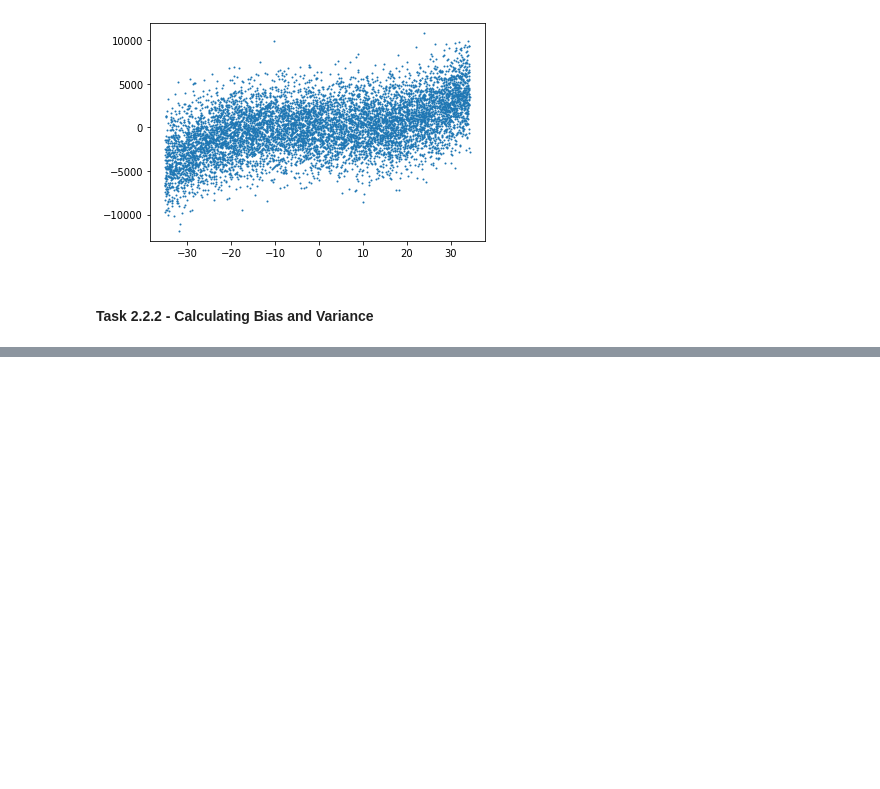
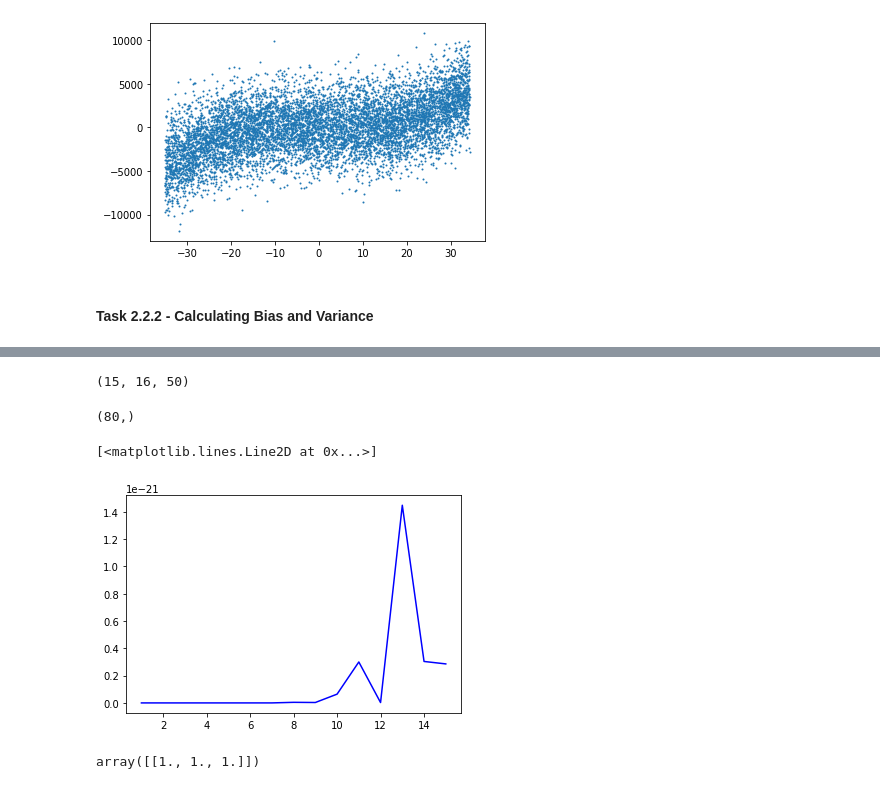
Before and after one commit to ShreyasRevankar/Polynomial-Regression, a Jupyter notebook: 1_assgn1/code.ipynb, the cells around one changed output, grey strips where cells are left out. Saved outputs shown, nothing was run; the diff lists cells and outputs as text; code cells hidden in the pictures; blank space fills up the shorter version.

```diff
--- a/1_assgn1/code.ipynb
+++ b/1_assgn1/code.ipynb
@@ -79,0 +218,20 @@ for i in range(15):
+# %%
+np.array(poly_y).shape
+# %% [output]
+(15, 16, 50)
+# %%
+test_sets_Y.shape
+# %% [output]
+(80,)
+# %%
+# plt.plot(range(1,16), variance, color='red')
+plt.plot(range(1,16), bias**2, color='blue')
+# %% [output]
+[<matplotlib.lines.Line2D at 0x...>]
+[figure, added]
+# %%
+my_poly = PolynomialFeatures(degree=3, include_bias=False)
+my_poly.set_params()
+my_poly.fit_transform(np.array([[1]]))
+# %% [output]
+array([[1., 1., 1.]])
```
Also changed, not shown: parts of 9 cells of this notebook.
